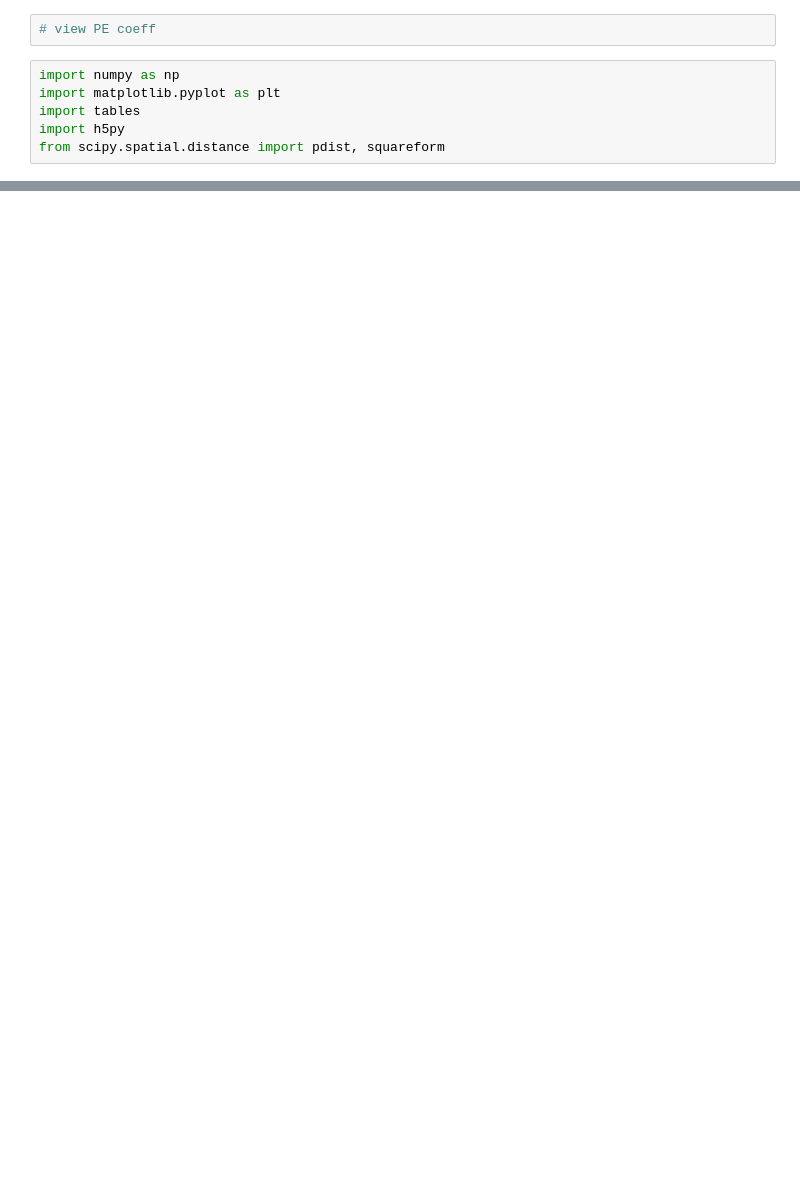
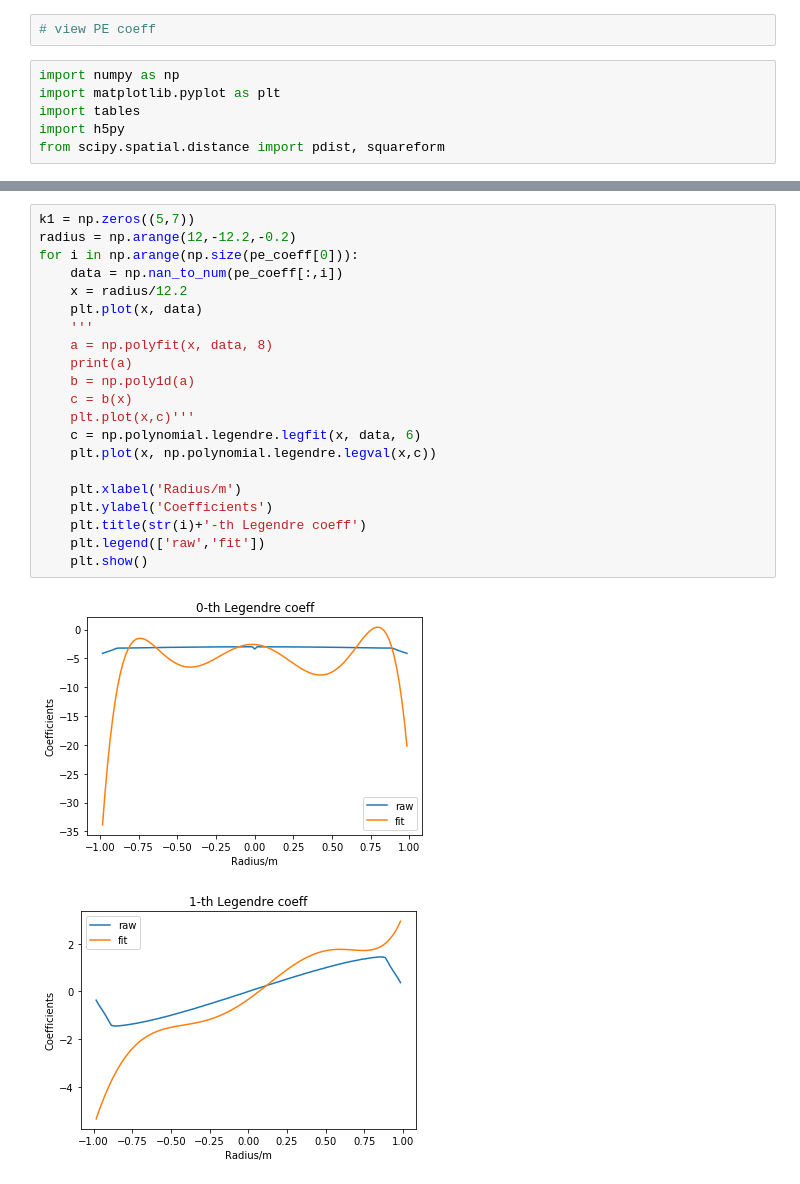
Before and after one commit to dw839566105/Recon1t, a Jupyter notebook: calib/Note/view_5kt.ipynb, the cells around one changed output, grey strips where cells are left out. Saved outputs shown, nothing was run; the diff lists cells and outputs as text; blank space fills up the shorter version.

```diff
--- a/calib/Note/view_5kt.ipynb
+++ b/calib/Note/view_5kt.ipynb
@@ -8,0 +38,24 @@ from scipy.spatial.distance import pdist, squareform
+# %%
+k1 = np.zeros((5,7))
+radius = np.arange(12,-12.2,-0.2)
+for i in np.arange(np.size(pe_coeff[0])):
+    data = np.nan_to_num(pe_coeff[:,i])
+    x = radius/12.2
+    plt.plot(x, data)
+    '''
+    a = np.polyfit(x, data, 8)
+    print(a)
+    b = np.poly1d(a)
+    c = b(x)
+    plt.plot(x,c)'''
+    c = np.polynomial.legendre.legfit(x, data, 6)
+    plt.plot(x, np.polynomial.legendre.legval(x,c))
+
+    plt.xlabel('Radius/m')
+    plt.ylabel('Coefficients')
+    plt.title(str(i)+'-th Legendre coeff')
+    plt.legend(['raw','fit'])
+    plt.show()
+# %% [output]
+[figure, added]
+[figure, added]
```
Also changed, not shown: parts of 6 cells of this notebook, 3 other files.
